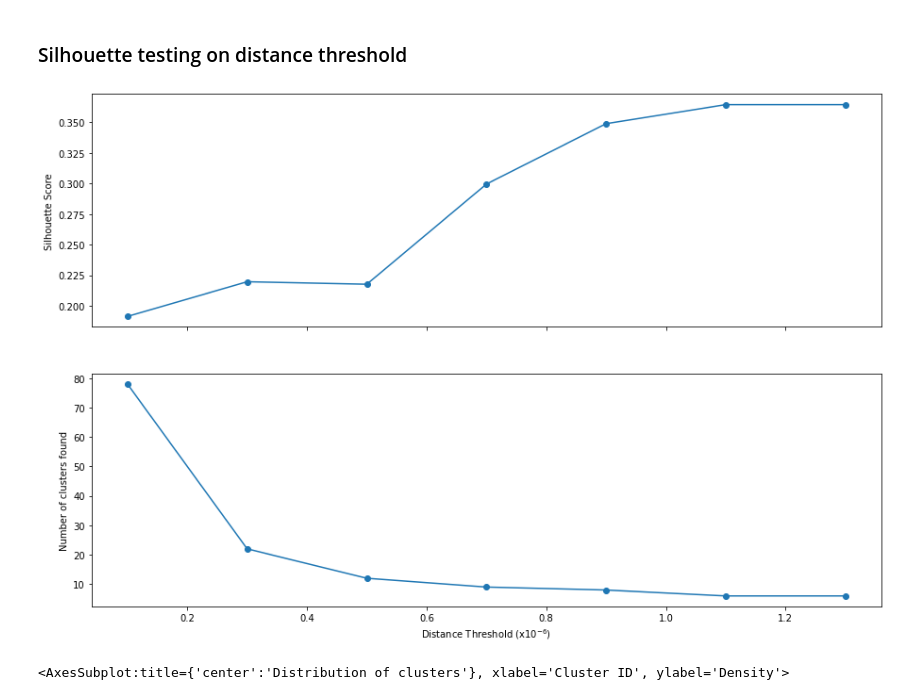
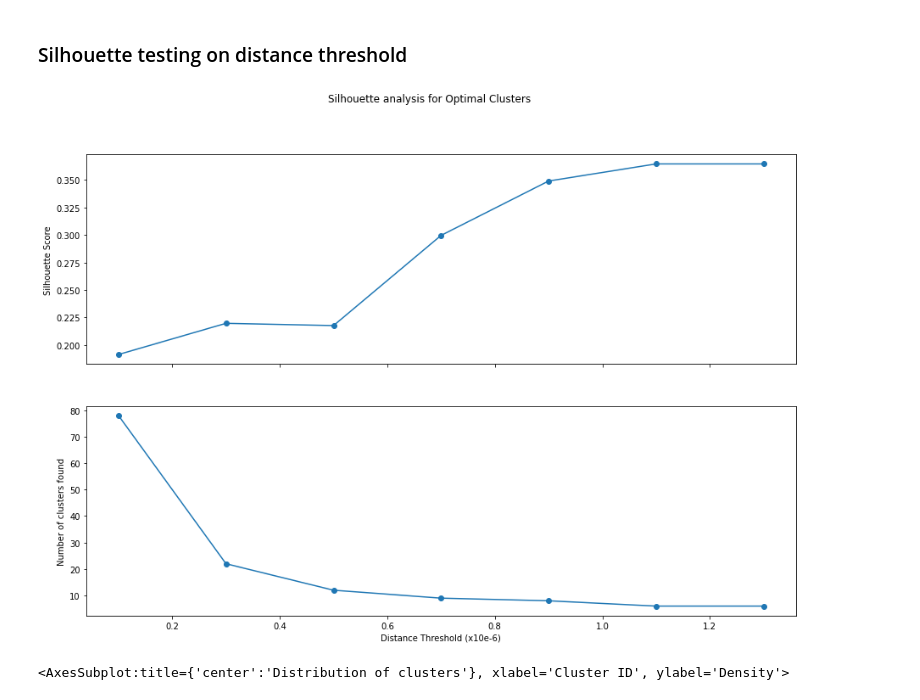
Before and after one commit to sskett/cosc301, a Jupyter notebook: clustering.ipynb, the cells around one changed output. Drawn from its saved outputs; the diff is of its cells as text; code cells hidden in the pictures.

```diff
--- a/clustering.ipynb
+++ b/clustering.ipynb
@@ -87,7 +78,7 @@ a_axis = r'$A_{group}$ ($yd^2$)'
 # %% [markdown]
 ## K-Means
 # %%
-max_clusters = 20
+max_clusters = 30
 
 range_clusters = []
 for i in range(2, max_clusters + 1):
@@ -115,6 +106,6 @@ axs[0].set_ylabel('Silhouette Score')
 axs[1].plot(range_clusters, distortions, marker='o')
 axs[1].set_xlabel('Values of K')
 axs[1].set_ylabel('Distortion')
-#fig.suptitle('Silhouette and Elbow analysis for Optimal Clusters')
-plt.savefig(f'{output_folder}figure9.png')
+fig.suptitle('Silhouette and Elbow analysis for Optimal Clusters')
+plt.show()
 # %% [output]
@@ -167,35 +158,35 @@ plt.savefig(f'{output_folder}figure10.png')
 # %%
 # Silhouette testing on limit
 range_limit = [0.0000001, 0.0000003, 0.0000005, 0.0000007, 0.0000009, 0.0000011, 0.0000013]
 n_samples = df_scaled.shape[0]
 
 silhouette_avg = []
 clusters_found = []
 
 for i in range_limit:
     model = AgglomerativeClustering(linkage='ward',
                                 affinity='euclidean',
                                 distance_threshold=i,
                                 n_clusters=None)
     model.fit(df_scaled)
     cluster_labels = model.labels_
     clusters_found.append(np.unique(model.labels_).size)
     silhouette_avg.append(silhouette_score(df_scaled, cluster_labels))
 
 fig, axs = plt.subplots(2, 1, sharex=True, figsize=(15,10))
 
 axs[0].plot(np.array(range_limit) * 10**6, silhouette_avg, marker='o')
 #axs[0].set_xlabel('Distance Threshold (x10e-6)')
 axs[0].set_ylabel('Silhouette Score')
 
 axs[1].plot(np.array(range_limit) * 10**6, clusters_found, marker='o')
-axs[1].set_xlabel(r'Distance Threshold (x$10^{-6}$)')
+axs[1].set_xlabel('Distance Threshold (x10e-6)')
 axs[1].set_ylabel('Number of clusters found')
-#fig.suptitle('Silhouette analysis for Optimal Clusters')
+fig.suptitle('Silhouette analysis for Optimal Clusters')
 
-plt.savefig(f'{output_folder}figure11.png')
+plt.show()
 # %% [output]
-[figure, old version]
+[figure, new version]
 # %%
 threshold = 1.1 * 10**-6
 model = AgglomerativeClustering(linkage='ward',
```
Also changed, not shown: parts of 20 cells of this notebook, 2 other files.
